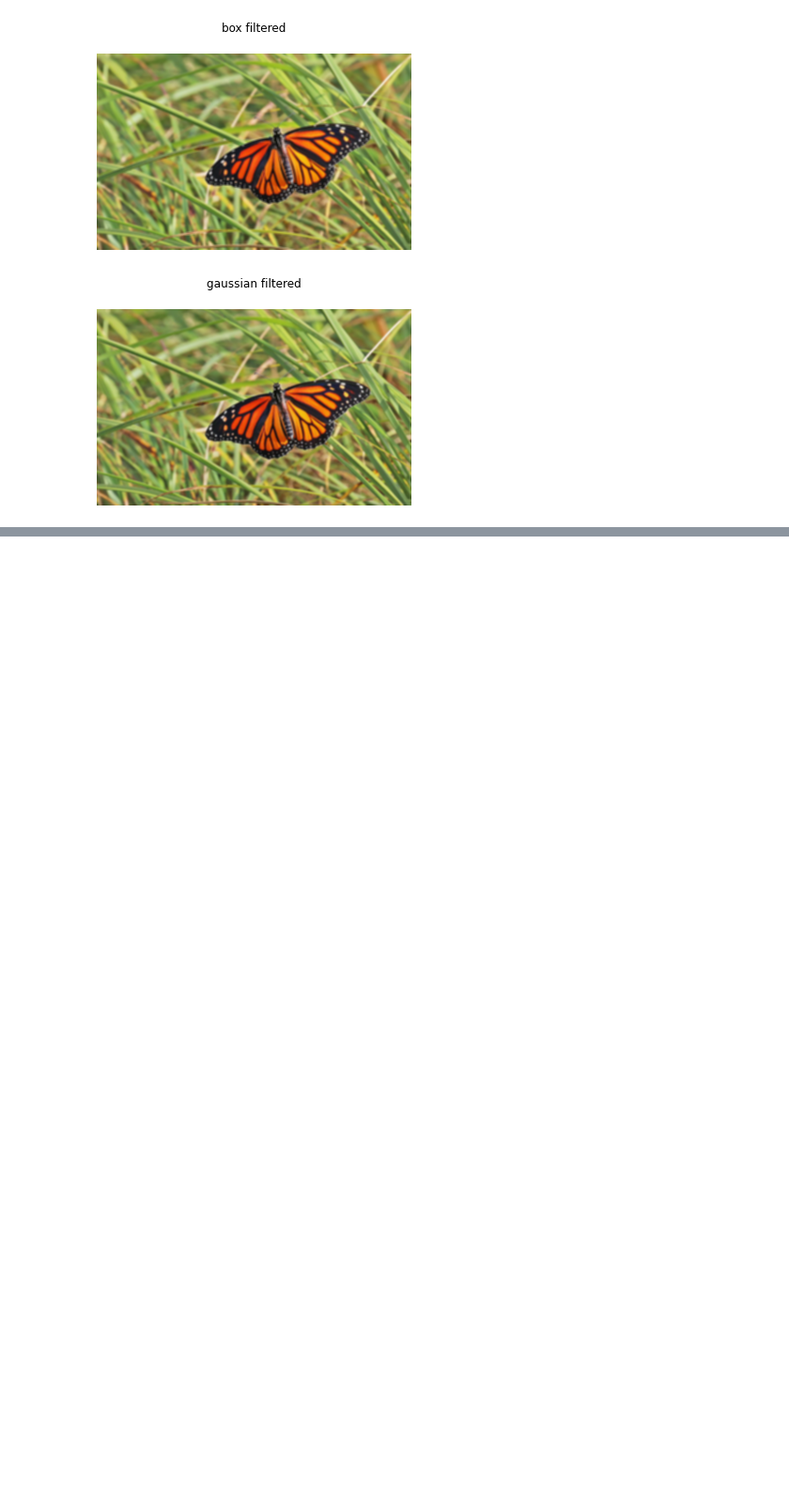
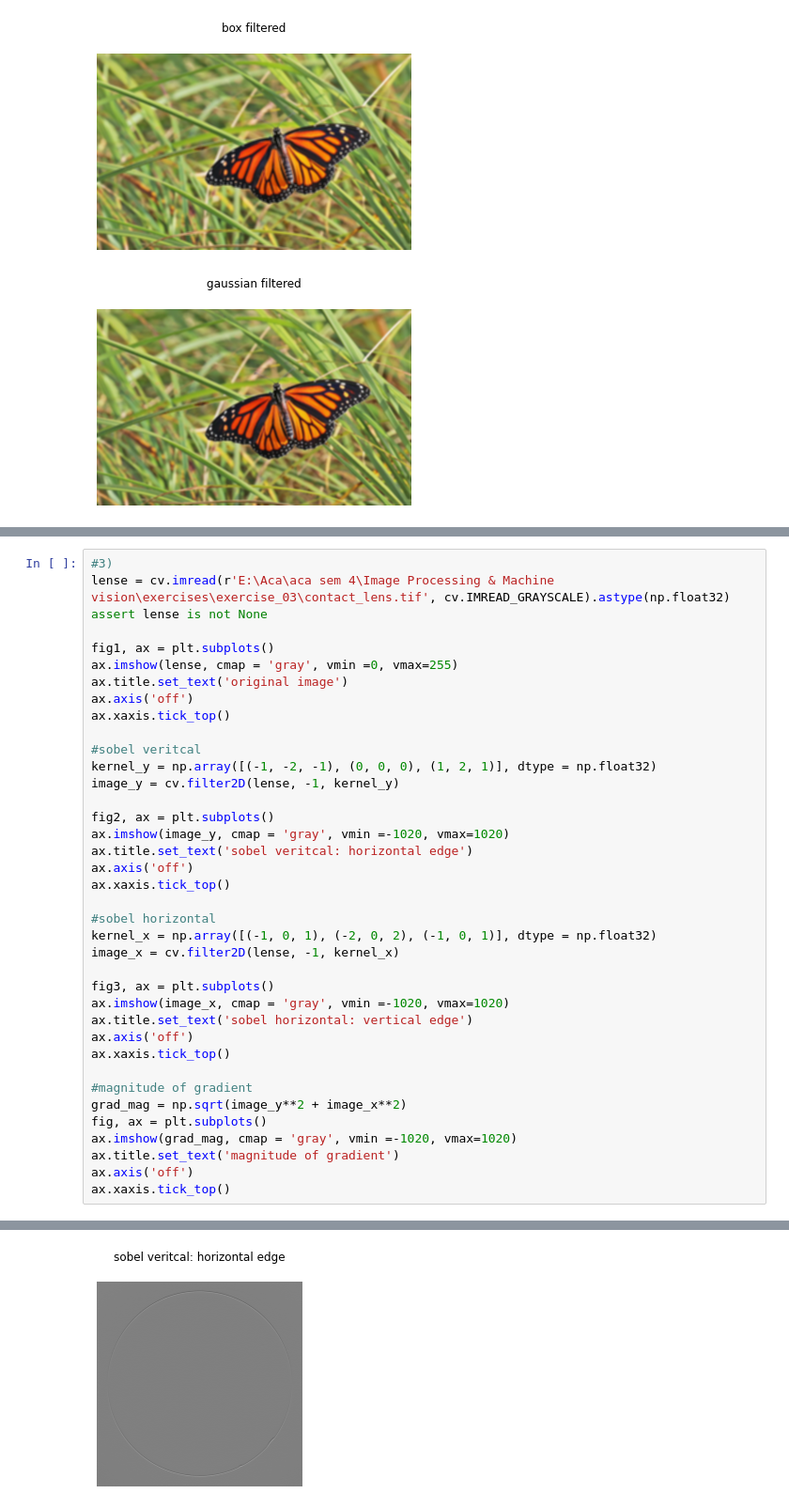
Before and after one commit to ishrath99/S4_EN_2550, a Jupyter notebook: exercises/exercise_03/190026T_en2550_exercise_03.ipynb, the cells around one changed output, grey strips where cells are left out. Shown at 94% size. Saved outputs shown, nothing was run; the diff lists cells and outputs as text; blank space fills up the shorter version.

```diff
--- a/exercises/exercise_03/190026T_en2550_exercise_03.ipynb
+++ b/exercises/exercise_03/190026T_en2550_exercise_03.ipynb
@@ -72,0 +60,39 @@ ax.xaxis.tick_top()
+# %%
+#3)
+lense = cv.imread(r'E:\Aca\aca sem 4\Image Processing & Machine vision\exercises\exercise_03\contact_lens.tif', cv.IMREAD_GRAYSCALE).astype(np.float32)
+assert lense is not None
+
+fig1, ax = plt.subplots()
+ax.imshow(lense, cmap = 'gray', vmin =0, vmax=255)
+ax.title.set_text('original image')
+ax.axis('off')
+ax.xaxis.tick_top()
+
+#sobel veritcal
+kernel_y = np.array([(-1, -2, -1), (0, 0, 0), (1, 2, 1)], dtype = np.float32)
+image_y = cv.filter2D(lense, -1, kernel_y)
+
+fig2, ax = plt.subplots()
+ax.imshow(image_y, cmap = 'gray', vmin =-1020, vmax=1020)
+ax.title.set_text('sobel veritcal: horizontal edge')
+ax.axis('off')
+ax.xaxis.tick_top()
+
+#sobel horizontal
+kernel_x = np.array([(-1, 0, 1), (-2, 0, 2), (-1, 0, 1)], dtype = np.float32)
+image_x = cv.filter2D(lense, -1, kernel_x)
+
+fig3, ax = plt.subplots()
+ax.imshow(image_x, cmap = 'gray', vmin =-1020, vmax=1020)
+ax.title.set_text('sobel horizontal: vertical edge')
+ax.axis('off')
+ax.xaxis.tick_top()
+
+#magnitude of gradient
+grad_mag = np.sqrt(image_y**2 + image_x**2)
+fig, ax = plt.subplots()
+ax.imshow(grad_mag, cmap = 'gray', vmin =-1020, vmax=1020)
+ax.title.set_text('magnitude of gradient')
+ax.axis('off')
+ax.xaxis.tick_top()
+# %% [output]
@@ -72,0 +100 @@ ax.xaxis.tick_top()
+[figure, added]
```
Also changed, not shown: parts of 4 cells of this notebook, 2 other files.
